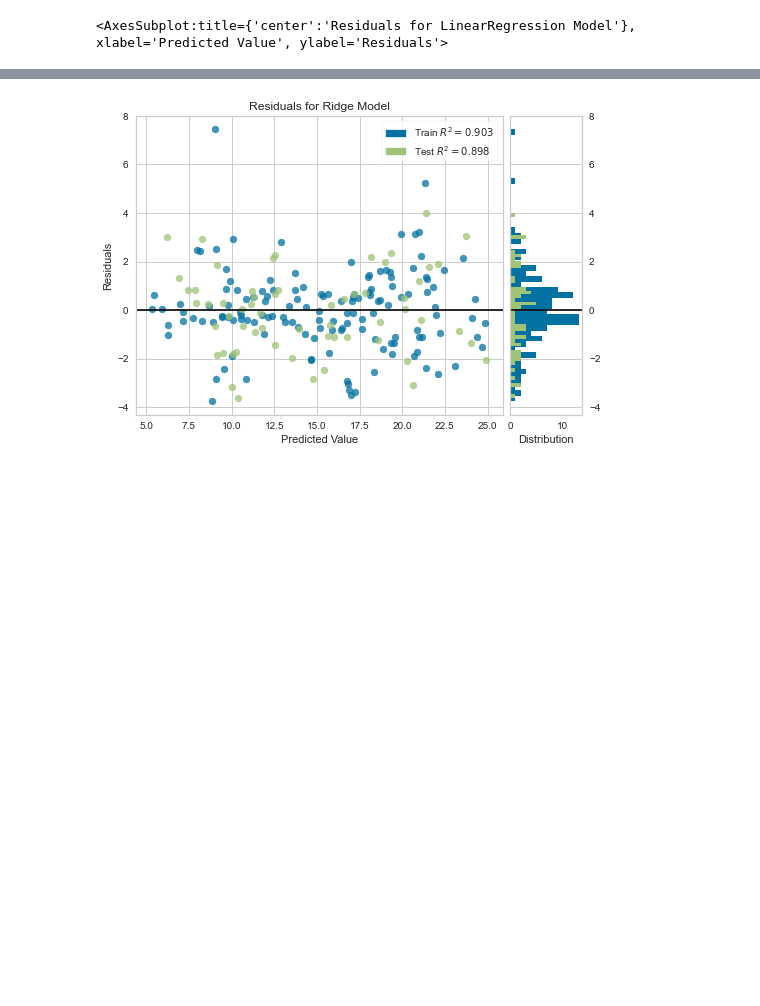
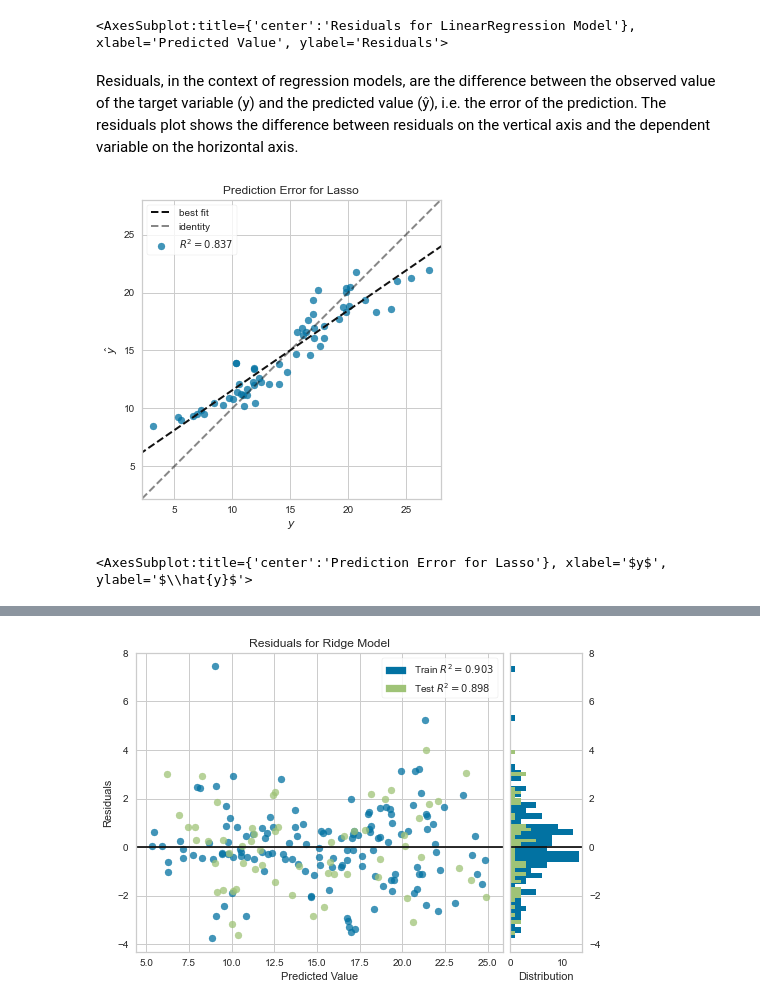
Before and after one commit to AnkitaxPriya/Machine-Learning-101, a Jupyter notebook: Lab Projects/Visualizing Linear, Logistic and Ridge Regression .ipynb, the cells around one changed output, grey strips where cells are left out. Cells and saved outputs as stored; diff of their text form; code cells hidden in the pictures; blank space fills up the shorter version.

```diff
--- a/Lab Projects/Visualizing Linear and Ridge Regression .ipynb
+++ b/Lab Projects/Visualizing Linear, Logistic and Ridge Regression .ipynb
@@ -40,4 +58,17 @@ visualizer.poof()
 # %% [output]
 [figure]
 <AxesSubplot:title={'center':'Residuals for LinearRegression Model'}, xlabel='Predicted Value', ylabel='Residuals'>
+# %% [markdown]
+Residuals, in the context of regression models, are the difference between the observed value of the target variable (y) and the predicted value (ŷ), i.e. the error of the prediction. The residuals plot shows the difference between residuals on the vertical axis and the dependent variable on the horizontal axis.
+# %%
+# Lasso Regression
+
+model2 = Lasso()
+visualizer = PredictionError(model2)
+visualizer.fit(X_train, y_train)
+visualizer.score(X_test, y_test)
+visualizer.poof()
+# %% [output]
+[figure, added]
+<AxesSubplot:title={'center':'Prediction Error for Lasso'}, xlabel='$y$', ylabel='$\\hat{y}$'>
 # %%
```
Also changed, not shown: parts of 10 cells of this notebook, 2 other files.
